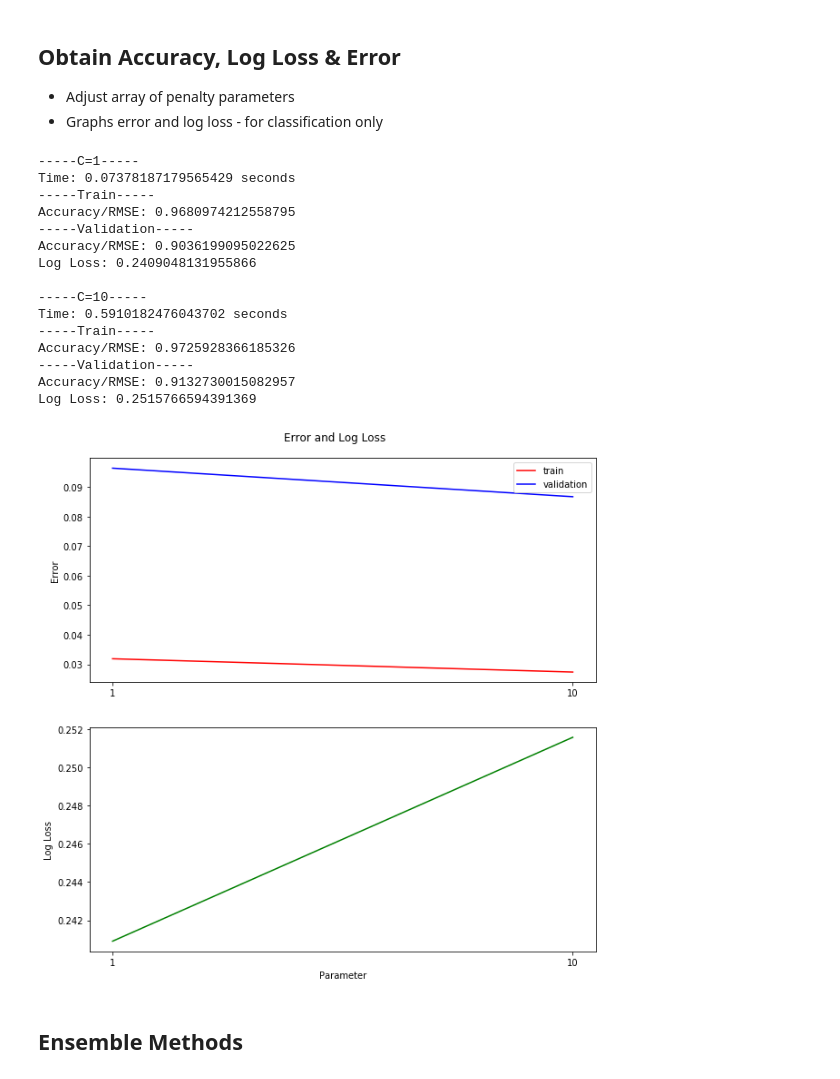
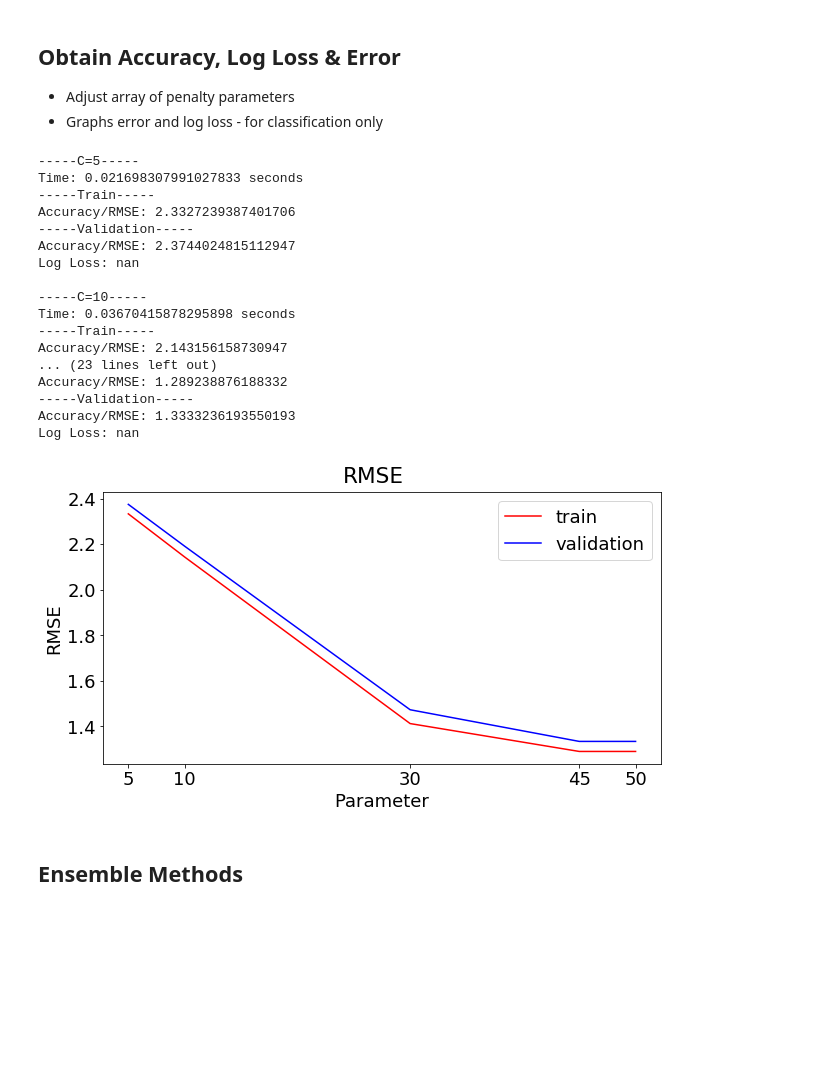
Before and after one commit to matraj/me522, a Jupyter notebook: Project Paper Code.ipynb, the cells around one changed output. Drawn from its saved outputs; the diff is of its cells as text; code cells hidden in the pictures; blank space fills up the shorter version.

```diff
--- a/Project Paper Code.ipynb
+++ b/Project Paper Code.ipynb
@@ -45,9 +48,9 @@ ENABLE_MAT_DATA = False    # set Math course dataset
 ENABLE_INPUT_SETUP_B = True   # adds the delta of G1 and G2 as a new col (GDelta)
 
 # 3. set supervised approach for G3
-ENABLE_BINARY_TARGET = True       # sets G3 to binary
+ENABLE_BINARY_TARGET = False       # sets G3 to binary
 ENABLE_5LEVEL_TARGET = False        # set G3 to five-level scale
-ENABLE_REGRESSION_TARGET = False   # set G3 to current state for regression
+ENABLE_REGRESSION_TARGET = True   # set G3 to current state for regression
 
 # 4. set dimensionaltiy reduction method - set both to false for none
 ENABLE_PCN = True
@@ -284,21 +359,32 @@ def looValidation(n_comp, penalty):
 ## Classifier Selection
 * Select classifer to validate
 # %%
-def getVotingClassifier():
-    clf1 = SVC(C=10000, probability=True, kernel='rbf', gamma=0.0001)
-    clf2 = RandomForestClassifier(n_estimators = 100, criterion = "entropy")
-    clf3 = GaussianNB()
+def getVotingClassifier(penalty):
+#     clf1 = SVC(C=10, probability=True, kernel='linear')
+#     clf1 = SVR(C=penalty, kernel='linear')
+#     clf2 = MLPClassifier(solver = 'lbfgs', hidden_layer_sizes=penalty)
+    clf2 = DecisionTreeClassifier(max_depth = 3)
+    clf3 = RandomForestClassifier(max_depth = 18, n_estimators = 250)
 
-    return VotingClassifier(estimators=[('svm', clf1), ('rf', clf2), ('gnb', clf3)], voting='soft')
+    return VotingClassifier(estimators=[('dt', clf2), ('rf', clf3)], voting='soft')  #, weights = [1,2,3]
+#     return VotingClassifier(estimators=[('svm', clf1), ('rf', clf2), ('gnb', clf3)], voting='hard') #, weights = [1,2,3]
 
 # method to build classifier
 def buildClf(train_data, train_target, penalty):
 
     if(ENABLE_REGRESSION_TARGET):
-        model = SVR(C=penalty, kernel='linear') # for regression
+        model = SVR(C=penalty, kernel='linear')
+#         model = AdaBoostClassifier(base_estimator=SVR(C=penalty, kernel='linear'))
+#         model = BaggingClassifier(base_estimator=SVR(C=penalty, kernel='linear'))
+#         model = getVotingClassifier(penalty)
     else:
-        model = SVC(C=penalty, probability=True, kernel='linear')
-#         model = getVotingClassifier()
+#         model = SVC(C=penalty, probability=True, kernel='linear')
+#         model = AdaBoostClassifier(base_estimator=SVC(C=penalty, probability=True, kernel='linear'))
+#         model = BaggingClassifier(base_estimator=SVC(C=penalty, probability=True, kernel='linear'))
+        model = getVotingClassifier(penalty)
+#         model = AdaBoostClassifier(base_estimator=getVotingClassifier(penalty))
+#         model = BaggingClassifier(base_estimator=getVotingClassifier(penalty))
+
 #         model = GaussianNB()
 #         model = MLPClassifier(solver = 'lbfgs', hidden_layer_sizes=penalty)
 #         model = DecisionTreeClassifier(max_depth = None, max_features = penalty, criterion = "entropy")
@@ -343,12 +429,12 @@ def runTestSet(X_train, Y_train, X_test, Y_test, n_comp, penalty):
 * Graphs error and log loss - for classification only
 # %%
 # input reduced dimension - this can be ignored if none selected
-n_comp = 45
+n_comp = 1
 
 # input parameter iterations - can tune other params in classifer selection method above
 if(not ENABLE_TEST):
     # hyperparams = [None]
-    hyperparams = [1, 10]
+    hyperparams = [5, 10, 30, 45, 50]
 else: hyperparams = [10] # input best parameter for test
 
 # results array format: [[train], [validation], [log loss]]
@@ -357,7 +443,7 @@ results = [[],[],[]]
 # calculate train error, test error, log loss & time for specific param
 for penalty in hyperparams:
 
-    if (ENABLE_KFOLD): train_res, val_res, log_loss_val, time_val = kFoldValidation(n_comp, penalty, 10)
+    if (ENABLE_KFOLD): train_res, val_res, log_loss_val, time_val = kFoldValidation(penalty, n_comp, 10)
     elif (ENABLE_LOO): train_res, val_res, log_loss_val, time_val = looValidation(n_comp, penalty)
 
     # save error, RMSE, log loss for each penalty for graph
@@ -399,43 +485,47 @@ if(not ENABLE_REGRESSION_TARGET and len(hyperparams) > 1):
     axarr[0].set_xticks(hyperparams)
     axarr[0].legend()
 
     # subplot 2: log loss plot
     axarr[1].set_ylabel('Log Loss')
     axarr[1].plot(hyperparams, results[2], color='g', label='log loss')
     axarr[1].set_xticks(hyperparams)
     axarr[1].set_xlabel('Parameter')
     plt.show()
 
 # create RMSE graph for penalty iterations - regression only
 if(ENABLE_REGRESSION_TARGET and len(hyperparams) > 1):
     f, axarr = plt.subplots(sharex=False)
-    f.suptitle('RMSE', y = 0.92)
+    f.suptitle('RMSE', y = 0.95)
     f.set_size_inches(10, 5)
 
     # subplot 1: RMSE plot
     axarr.set_ylabel('RMSE')
     axarr.plot(hyperparams, results[0], color='r', label='train')
     axarr.plot(hyperparams, results[1], color='b', label='validation')
     axarr.set_xticks(hyperparams)
     axarr.set_xlabel('Parameter')
     axarr.legend()
+    font = {'weight' : 'normal', 'size'   : 18}
+    plt.rc('font', **font)
     plt.show()
 # %% [output]
------C=1-----
-Time: 0.07378187179565429 seconds
+-----C=5-----
+Time: 0.021698307991027833 seconds
 -----Train-----
-Accuracy/RMSE: 0.9680974212558795
+Accuracy/RMSE: 2.3327239387401706
 -----Validation-----
-Accuracy/RMSE: 0.9036199095022625
-Log Loss: 0.2409048131955866
+Accuracy/RMSE: 2.3744024815112947
+Log Loss: nan
 
 -----C=10-----
-Time: 0.5910182476043702 seconds
+Time: 0.03670415878295898 seconds
 -----Train-----
-Accuracy/RMSE: 0.9725928366185326
+Accuracy/RMSE: 2.143156158730947
+... (23 lines left out)
+Accuracy/RMSE: 1.289238876188332
 -----Validation-----
-Accuracy/RMSE: 0.9132730015082957
-Log Loss: 0.2515766594391369
+Accuracy/RMSE: 1.3333236193550193
+Log Loss: nan
-[figure, old version]
+[figure, new version]
 # %% [markdown]
 ## Ensemble Methods
```
Also changed, not shown: parts of 2 cells of this notebook, 1 other file.
